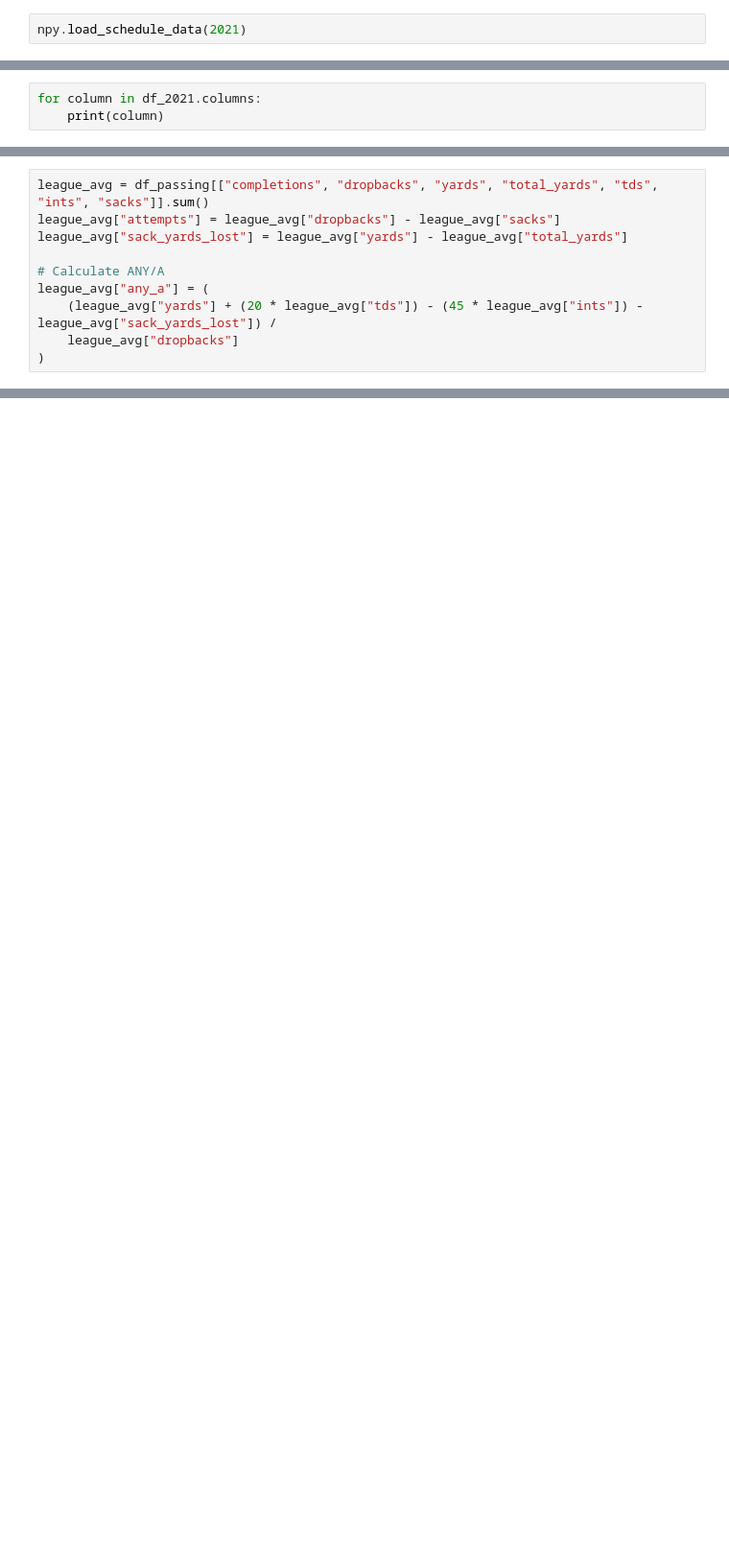
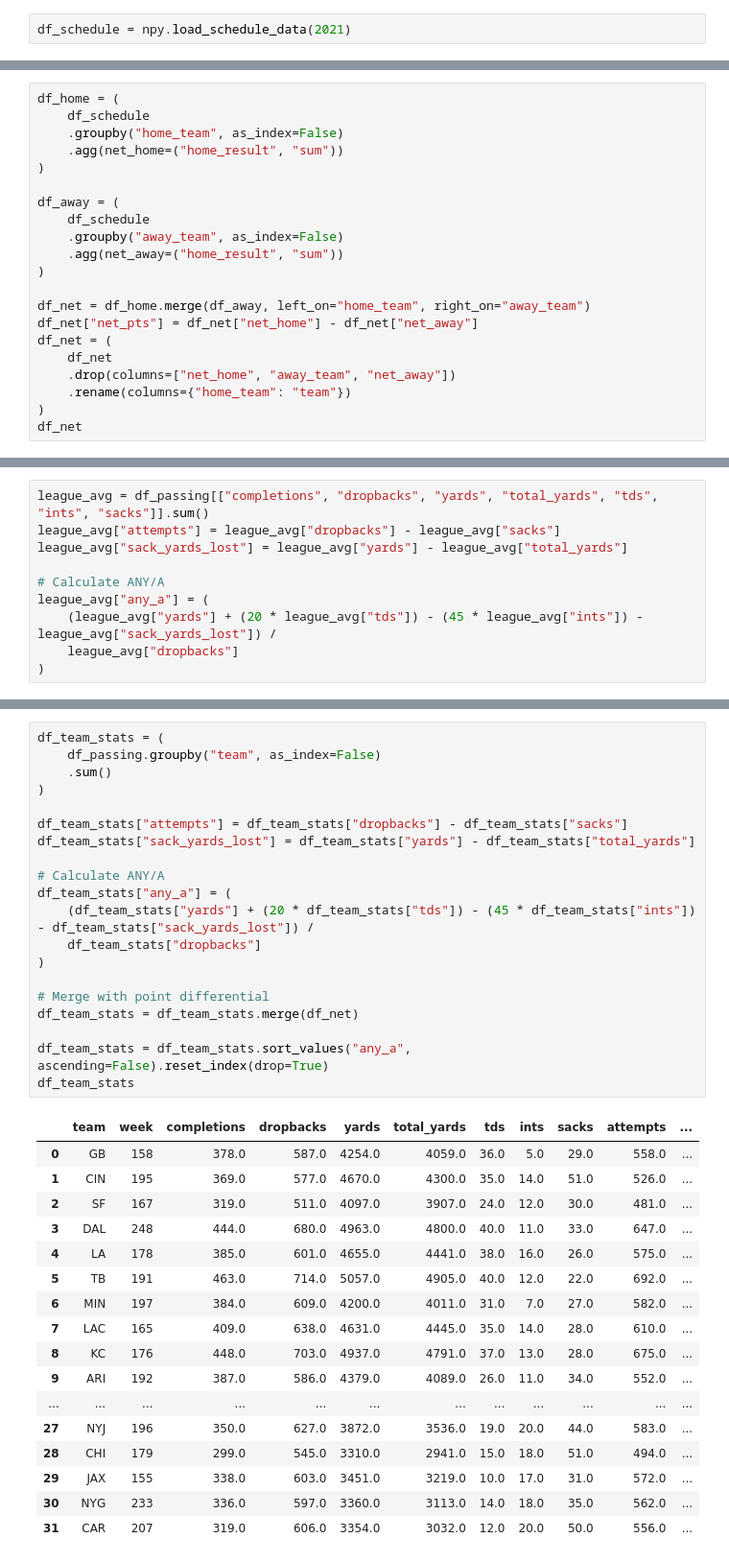
Before and after one commit to naveenv92/nfl-infographics, a Jupyter notebook: notebooks/adjusted_net_yards_winning/adjusted_net_yards_winning.ipynb, the cells around one changed output, grey strips where cells are left out. Shown at 96% size. Cells and saved outputs as stored; diff of their text form; blank space fills up the shorter version.

Commit message:
Updated notebook with team stats

```diff
--- a/notebooks/adjusted_net_yards_winning/adjusted_net_yards_winning.ipynb
+++ b/notebooks/adjusted_net_yards_winning/adjusted_net_yards_winning.ipynb
@@ -21,4 +21,4 @@ df_2021 = npy.load_pbp_data(2021)
 df_roster_2021 = npy.load_roster_data(2021)
 df_team = npy.load_team_logo_data()
 # %%
-npy.load_schedule_data(2021)
+df_schedule = npy.load_schedule_data(2021)
@@ -39,4 +25,22 @@ npy.load_schedule_data(2021)
 # %%
-for column in df_2021.columns:
-    print(column)
+df_home = (
+    df_schedule
+    .groupby("home_team", as_index=False)
+    .agg(net_home=("home_result", "sum"))
+)
+
+df_away = (
+    df_schedule
+    .groupby("away_team", as_index=False)
+    .agg(net_away=("home_result", "sum"))
+)
+
+df_net = df_home.merge(df_away, left_on="home_team", right_on="away_team")
+df_net["net_pts"] = df_net["net_home"] - df_net["net_away"]
+df_net = (
+    df_net
+    .drop(columns=["net_home", "away_team", "net_away"])
+    .rename(columns={"home_team": "team"})
+)
+df_net
 # %% [output]
@@ -211,0 +218,38 @@ dtype: float64
+# %%
+df_team_stats = (
+    df_passing.groupby("team", as_index=False)
+    .sum()
+)
+
+df_team_stats["attempts"] = df_team_stats["dropbacks"] - df_team_stats["sacks"]
+df_team_stats["sack_yards_lost"] = df_team_stats["yards"] - df_team_stats["total_yards"]
+
+# Calculate ANY/A
+df_team_stats["any_a"] = (
+    (df_team_stats["yards"] + (20 * df_team_stats["tds"]) - (45 * df_team_stats["ints"]) - df_team_stats["sack_yards_lost"]) /
+    df_team_stats["dropbacks"]
+)
+
+# Merge with point differential
+df_team_stats = df_team_stats.merge(df_net)
+
+df_team_stats = df_team_stats.sort_values("any_a", ascending=False).reset_index(drop=True)
+df_team_stats
+# %% [output]
+|  | team | week | completions | dropbacks | yards | total_yards | tds | ints | sacks | attempts | ... |
+| 0 | GB | 158 | 378.0 | 587.0 | 4254.0 | 4059.0 | 36.0 | 5.0 | 29.0 | 558.0 | ... |
+| 1 | CIN | 195 | 369.0 | 577.0 | 4670.0 | 4300.0 | 35.0 | 14.0 | 51.0 | 526.0 | ... |
+| 2 | SF | 167 | 319.0 | 511.0 | 4097.0 | 3907.0 | 24.0 | 12.0 | 30.0 | 481.0 | ... |
+| 3 | DAL | 248 | 444.0 | 680.0 | 4963.0 | 4800.0 | 40.0 | 11.0 | 33.0 | 647.0 | ... |
+| 4 | LA | 178 | 385.0 | 601.0 | 4655.0 | 4441.0 | 38.0 | 16.0 | 26.0 | 575.0 | ... |
+| 5 | TB | 191 | 463.0 | 714.0 | 5057.0 | 4905.0 | 40.0 | 12.0 | 22.0 | 692.0 | ... |
+| 6 | MIN | 197 | 384.0 | 609.0 | 4200.0 | 4011.0 | 31.0 | 7.0 | 27.0 | 582.0 | ... |
+| 7 | LAC | 165 | 409.0 | 638.0 | 4631.0 | 4445.0 | 35.0 | 14.0 | 28.0 | 610.0 | ... |
+| 8 | KC | 176 | 448.0 | 703.0 | 4937.0 | 4791.0 | 37.0 | 13.0 | 28.0 | 675.0 | ... |
+| 9 | ARI | 192 | 387.0 | 586.0 | 4379.0 | 4089.0 | 26.0 | 11.0 | 34.0 | 552.0 | ... |
+| ... | ... | ... | ... | ... | ... | ... | ... | ... | ... | ... | ... |
+| 27 | NYJ | 196 | 350.0 | 627.0 | 3872.0 | 3536.0 | 19.0 | 20.0 | 44.0 | 583.0 | ... |
+| 28 | CHI | 179 | 299.0 | 545.0 | 3310.0 | 2941.0 | 15.0 | 18.0 | 51.0 | 494.0 | ... |
+| 29 | JAX | 155 | 338.0 | 603.0 | 3451.0 | 3219.0 | 10.0 | 17.0 | 31.0 | 572.0 | ... |
+| 30 | NYG | 233 | 336.0 | 597.0 | 3360.0 | 3113.0 | 14.0 | 18.0 | 35.0 | 562.0 | ... |
+| 31 | CAR | 207 | 319.0 | 606.0 | 3354.0 | 3032.0 | 12.0 | 20.0 | 50.0 | 556.0 | ... |
```
Also changed, not shown: parts of 8 cells of this notebook.
